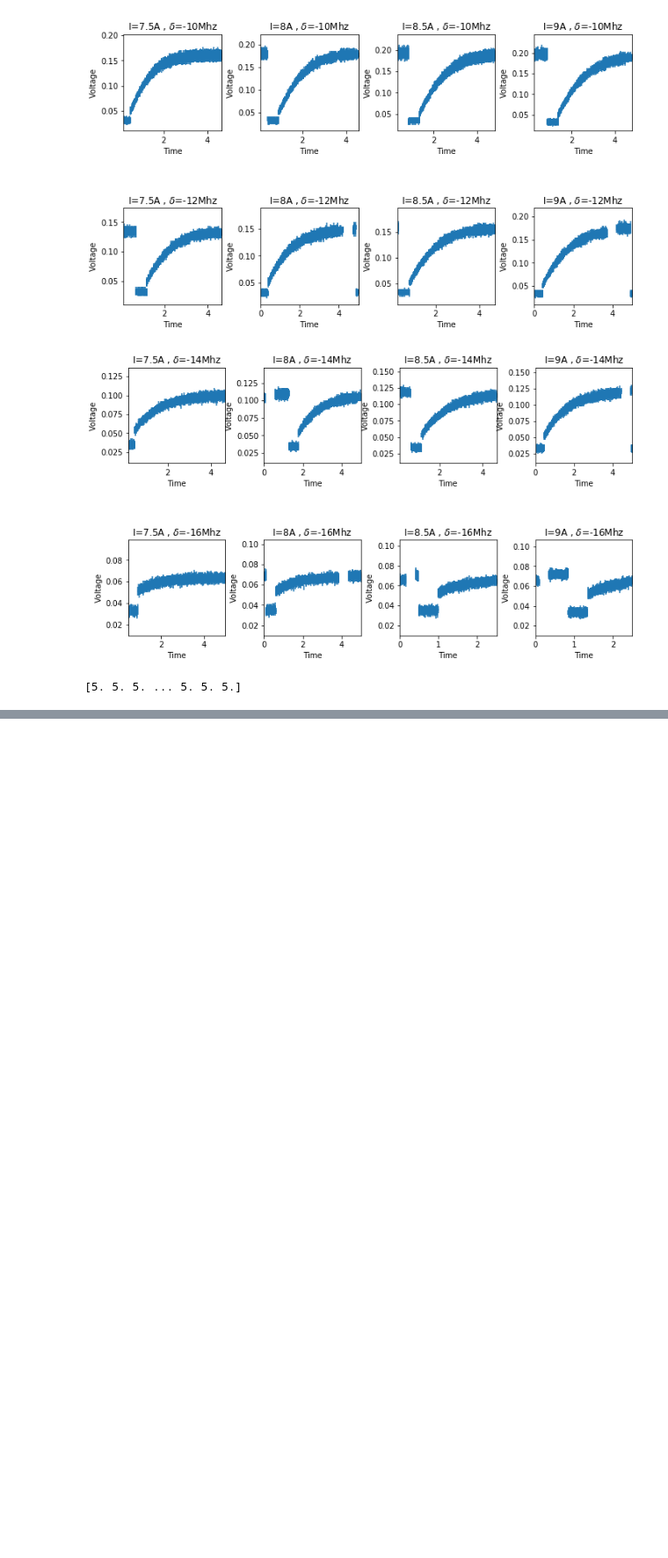
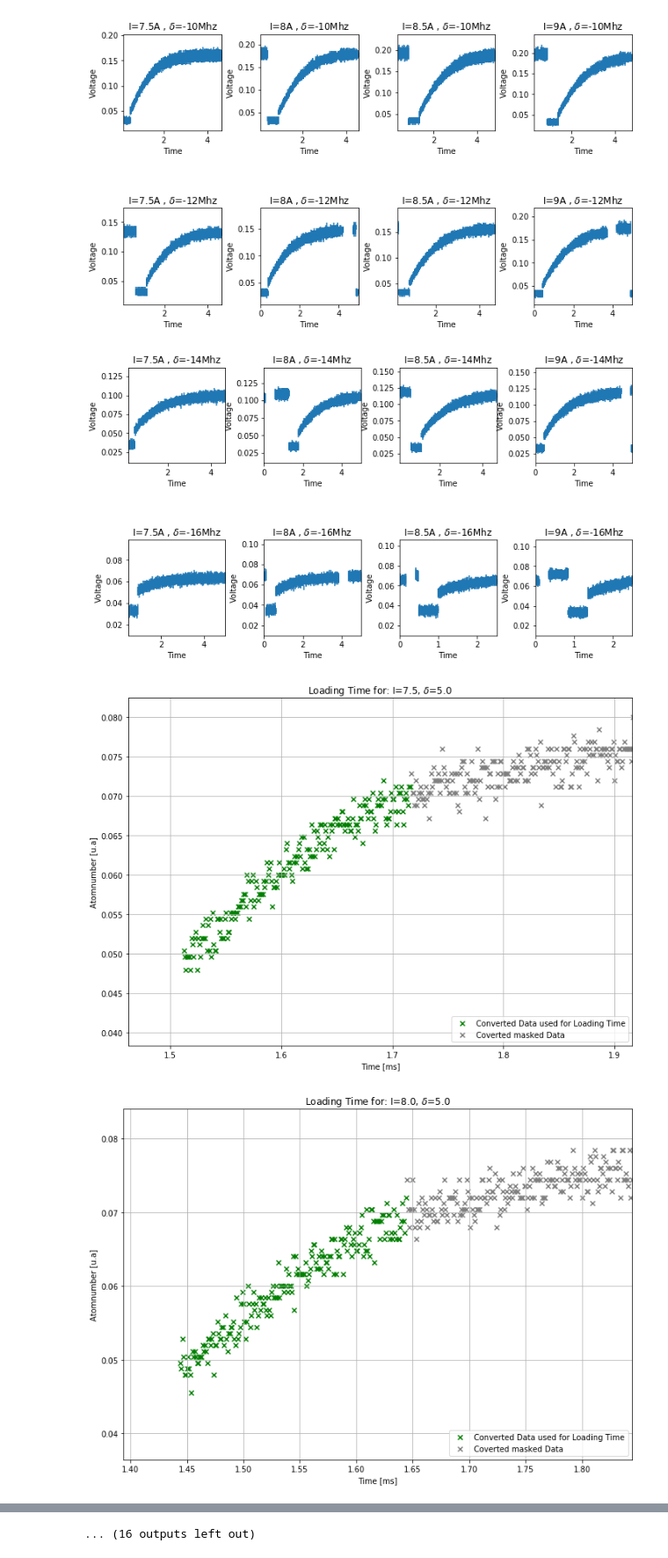
Before and after one commit to anananlyjlyj/physics-FP-Uni-HD, a Jupyter notebook: F20 Magneto-optical Trap/Part II.ipynb, the cells around one changed output, grey strips where cells are left out. Shown at 88% size. Saved outputs shown, nothing was run; the diff lists cells and outputs as text; code cells hidden in the pictures; blank space fills up the shorter version.

```diff
--- a/F20 Magneto-optical Trap/Part II.ipynb
+++ b/F20 Magneto-optical Trap/Part II.ipynb
@@ -38,9 +43,14 @@ current9=([3,7,11,15,19,23,28,32])
 def con(x,b):
     return 0*x+b
 
+#defining laserintensity
+def I_r():
+    return 2*(powerx+powery+powerz)/(np.pi*omega**2)
+
 #defining scatteringRate for conversion
 def scatteringRate(detuning):
-    resultScatteringRate = (lw/2)*(I_r/I_sat)/(1+I_r/I_sat+4*detuning**2/lw**2)
+    I_0 = I_r()
+    resultScatteringRate = (lw/2)*(I_0/I_sat)/(1+I_0/I_sat+4*detuning**2/lw**2)
     return resultScatteringRate
 
 #defining wavelength with detuning for conversion
@@ -49,7 +59,7 @@ def wavelength(detuning):
 
 #defining energy from a phton with wavelength(detuning) for conversion
 def energy(detuning):
-    energyCalc = planck*c/wavelength(detuning)
+    energyCalc = planck*speed/wavelength(detuning)
     return energyCalc
 
 #defining solid angle theta for conversion
@@ -74,7 +84,10 @@ def grabData(file):
 
 #translating voltage into #atoms
 def conversion(voltage,detuning):
-    natoms = voltage/(QE*G*S*T*theta*scatteringRate(detuning)*Energy(detuning))
+    scat = scatteringRate(detuning)
+    eng = energy(detuning)
+    angle = theta()
+    natoms = voltage/(QE*G*S*Trans*angle*scat*eng)
     return natoms
 # %%
 #Determinging the Background being measured by the ccd with and without laser
@@ -116,8 +129,8 @@ plt.show()
 #Reading out all 33 Files, we skip one file so we end up with 32
 #create empty array that we fill, when called it gives back data according to:
 #array[file index(0-31),value(0-2499),specify(0-2)] specify: 0=detuning[MHz], 1=current[A], 2=value
-t_all = np.empty((n,2500,3))
-u_all = np.empty((n,2500,3))
+t_all = np.empty((n,amount,3))
+u_all = np.empty((n,amount,3))
 for i in narr:
     if(i==0): j=1
     if(i==26): continue #removed cause we have this data set 2 times and this one was worse
@@ -209,8 +222,3 @@ for i in narr:
 [figure]
 [figure]
 [figure]
-# %%
-np.shape(t_all)
-print(t_all[0,:,0])
-# %% [output]
-[5. 5. 5. ... 5. 5. 5.]
@@ -218,0 +225,49 @@ print(t_all[0,:,0])
+# %%
+for kn in karr:
+    #saving tuning (tune) and current (curr) from current file
+    tune=t_all[kn,0,0]
+    curr=t_all[kn,0,1]
+    #create working arrays t_mod and u_mod
+    t_mod=t_all[kn,:,2]
+    u_mod=u_all[kn,:,2]
+    #creating reduced array without error values (-250 data sets)
+    t_red=t_mod[np.where(u_mod > 0.025)]
+    u_red=u_mod[np.where(u_mod > 0.025)]
+    #find out out where the "switch off" begins
+    for amou in np.arange(red_amount,dtype=int):
+        if(u_red[amou]<ubd): break
+    #start new array after "switch off" started
+    u_temp=u_red[amou:]
+    t_temp=t_red[amou:]
+    #start new array after "switch on"
+    u_temp2=u_temp[np.where(u_temp > 0.045)]
+    t_temp2=t_temp[np.where(u_temp > 0.045)]
+    #find out where the values start to become flat
+    temp=np.size(t_temp2)
+    for temp_2 in np.arange(temp,dtype=int):
+        if(u_temp2[temp_2]>=(np.amax(u_temp2)-0.01)): break
+    #converion to atom number, not used yet
+    n_temp = conversion(u_temp2,tune)
+    #creating final arrays
+    n=n_temp[:temp_2]
+    u=u_temp2[:temp_2]
+    t=t_temp2[:temp_2]
+
+    #scattering final data sets
+    plt.scatter(t,u,marker='x',color='green',label='Converted Data used for Loading Time')
+    plt.scatter(t_temp2[temp_2:],u_temp2[temp_2:],marker='x',color='gray',label='Coverted masked Data')
+    plt.xlim(t[0]-0.05,t[-1]+0.2)
+    plt.ylim(np.amin(u)*0.8,np.amax(u_temp))
+    plt.legend(loc='lower right')
+    plt.xlabel('Time [ms]')
+    plt.ylabel('Atomnumber [u.a]')
+    plt.title('Loading Time for: I='+str(curr)+', $\delta$='+str(tune))
+    plt.gcf().set_size_inches(11.69, 8.27)
+    plt.grid(True)
+    plt.show()
+
+    #cleaning up
+    del t_mod,u_mod,t_red,u_red,t_temp,u_temp,t_temp2,u_temp2,n_temp,t,u,n,amou,temp, temp_2,tune,curr
+# %% [output]
+[figure, added]
+[figure, added]
@@ -218,0 +284 @@ print(t_all[0,:,0])
+... (16 outputs left out)
```
Also changed, not shown: parts of 4 cells of this notebook.
